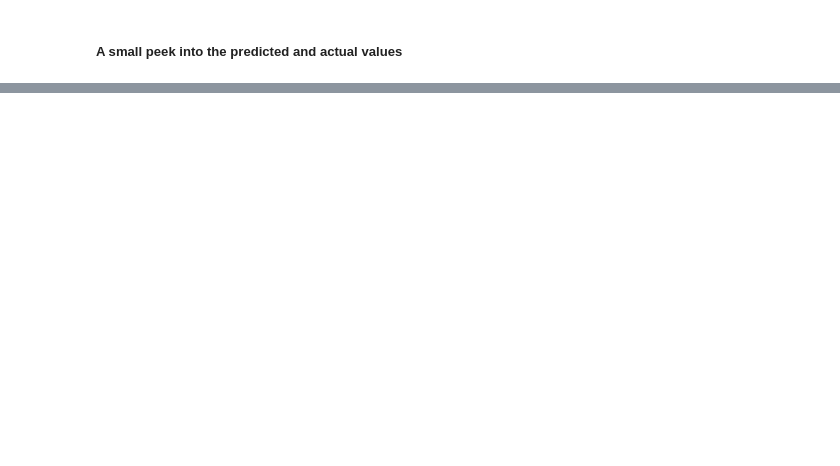
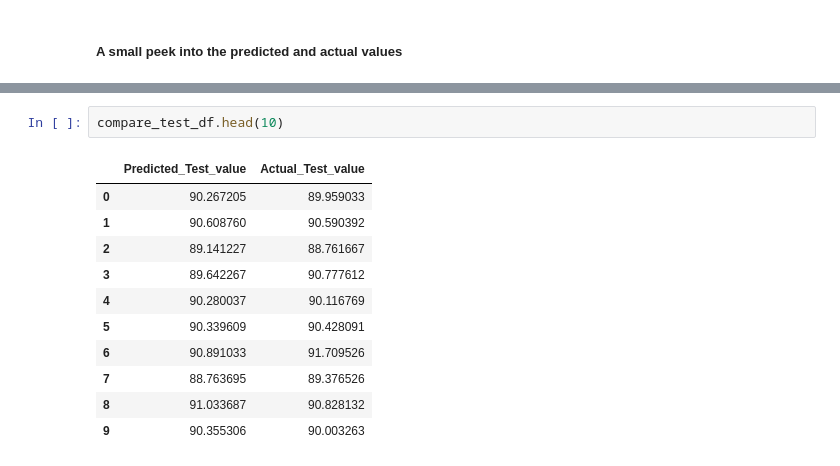
Before and after one commit to andrews-tang/Predicting-the-Recovery-Rate-of-Metal-Ore, a Jupyter notebook: using_classic_algo.ipynb, the cells around one changed output, grey strips where cells are left out. Drawn from its saved outputs; the diff is of its cells as text; blank space fills up the shorter version.

```diff
--- a/using_classic_algo.ipynb
+++ b/using_classic_algo.ipynb
@@ -91,0 +124,14 @@ compare_df.head(10)
+# %%
+compare_test_df.head(10)
+# %% [output]
+|  | Predicted_Test_value | Actual_Test_value |
+| 0 | 90.267205 | 89.959033 |
+| 1 | 90.608760 | 90.590392 |
+| 2 | 89.141227 | 88.761667 |
+| 3 | 89.642267 | 90.777612 |
+| 4 | 90.280037 | 90.116769 |
+| 5 | 90.339609 | 90.428091 |
+| 6 | 90.891033 | 91.709526 |
+| 7 | 88.763695 | 89.376526 |
+| 8 | 91.033687 | 90.828132 |
+| 9 | 90.355306 | 90.003263 |
```
Also changed, not shown: parts of 16 cells of this notebook.
